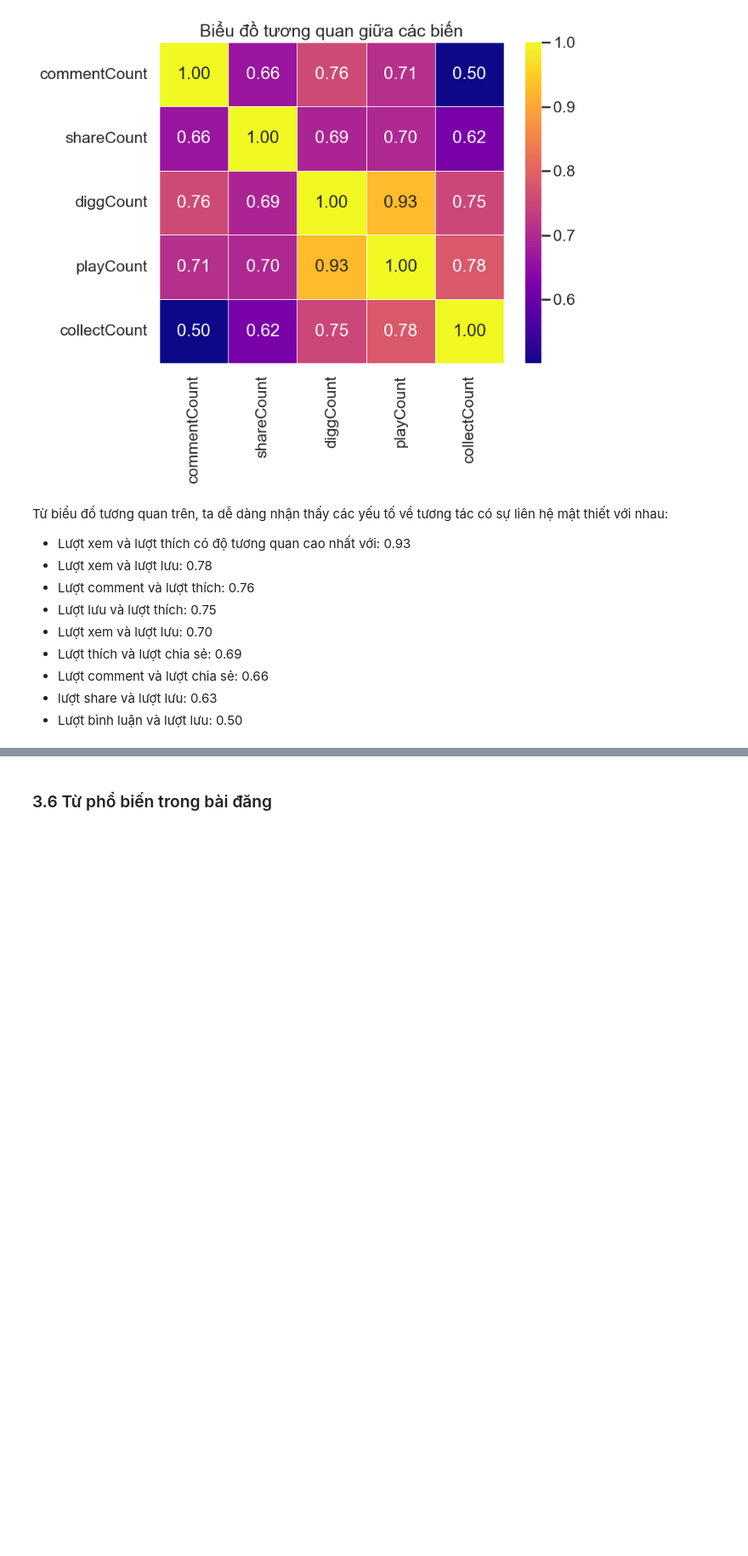
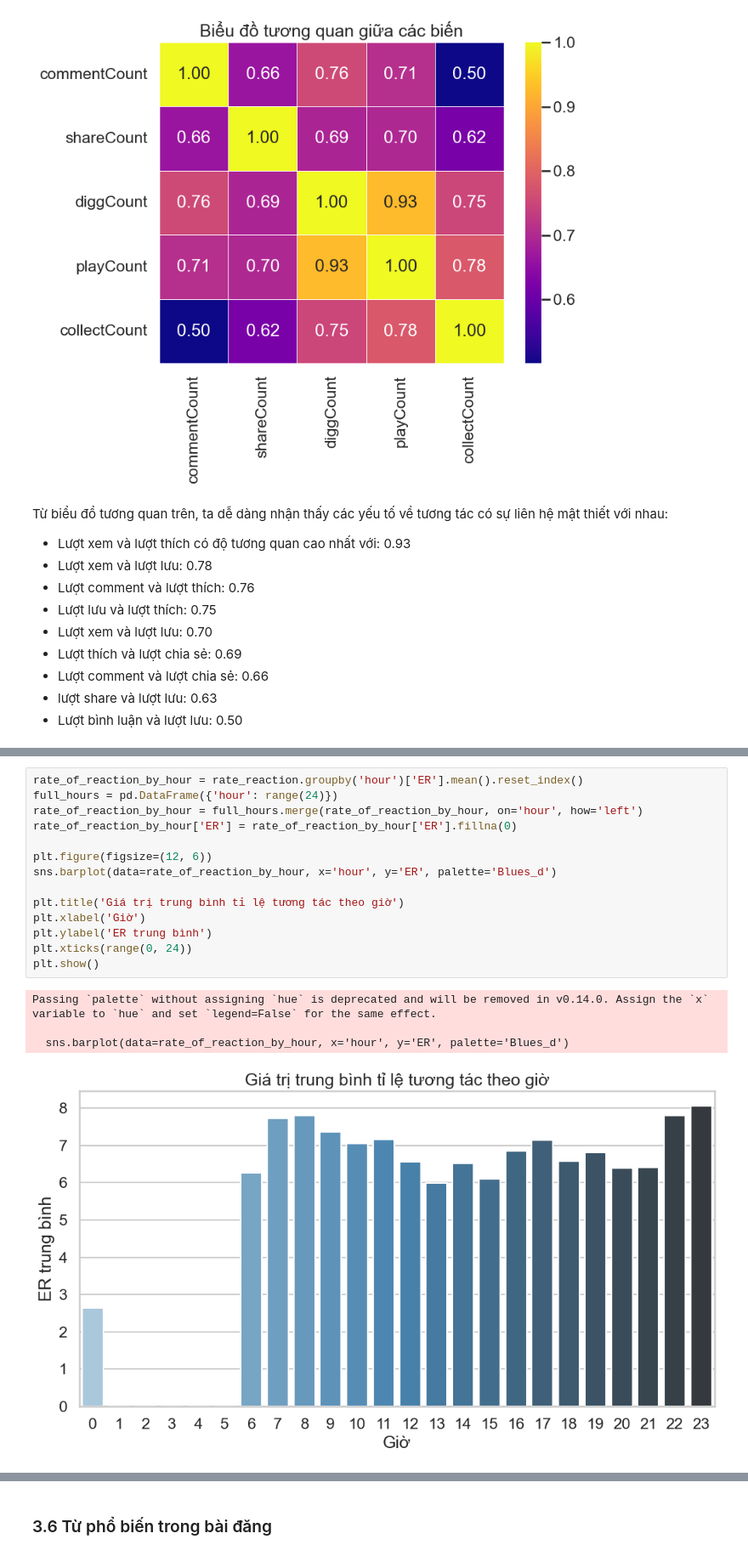
Before and after one commit to dattotien/Tiktok_profile, a Jupyter notebook: BTL.ipynb, the cells around one changed output, grey strips where cells are left out. Shown at 85% size. Drawn from its saved outputs; the diff is of its cells as text; blank space fills up the shorter version.

```diff
--- a/BTL.ipynb
+++ b/BTL.ipynb
@@ -1374,0 +1534,19 @@ Từ biểu đồ tương quan trên, ta dễ dàng nhận thấy các yếu t
+# %%
+rate_of_reaction_by_hour = rate_reaction.groupby('hour')['ER'].mean().reset_index()
+full_hours = pd.DataFrame({'hour': range(24)})
+rate_of_reaction_by_hour = full_hours.merge(rate_of_reaction_by_hour, on='hour', how='left')
+rate_of_reaction_by_hour['ER'] = rate_of_reaction_by_hour['ER'].fillna(0)
+
+plt.figure(figsize=(12, 6))
+sns.barplot(data=rate_of_reaction_by_hour, x='hour', y='ER', palette='Blues_d')
+
+plt.title('Giá trị trung bình tỉ lệ tương tác theo giờ')
+plt.xlabel('Giờ')
+plt.ylabel('ER trung bình')
+plt.xticks(range(0, 24))
+plt.show()
+# %% [output]
+Passing `palette` without assigning `hue` is deprecated and will be removed in v0.14.0. Assign the `x` variable to `hue` and set `legend=False` for the same effect.
+
+  sns.barplot(data=rate_of_reaction_by_hour, x='hour', y='ER', palette='Blues_d')
+[figure, added]
```
Also changed, not shown: parts of 25 cells of this notebook.
